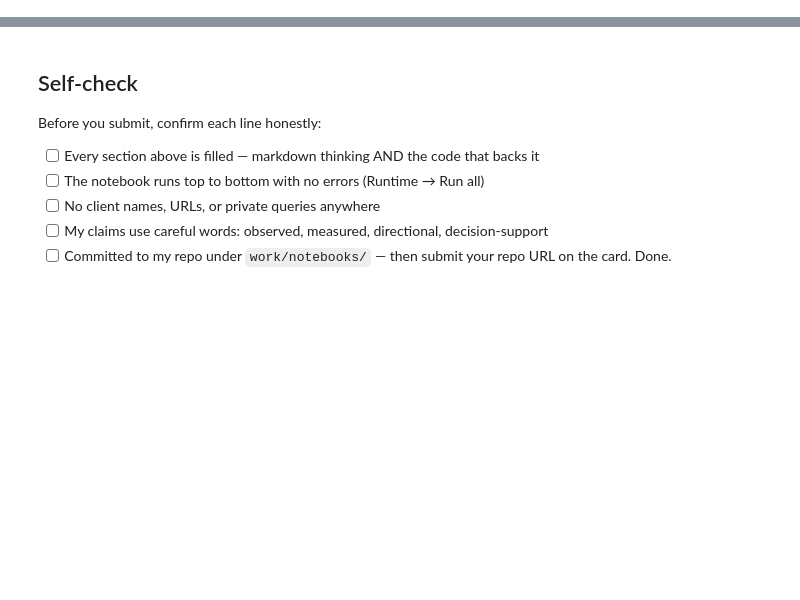
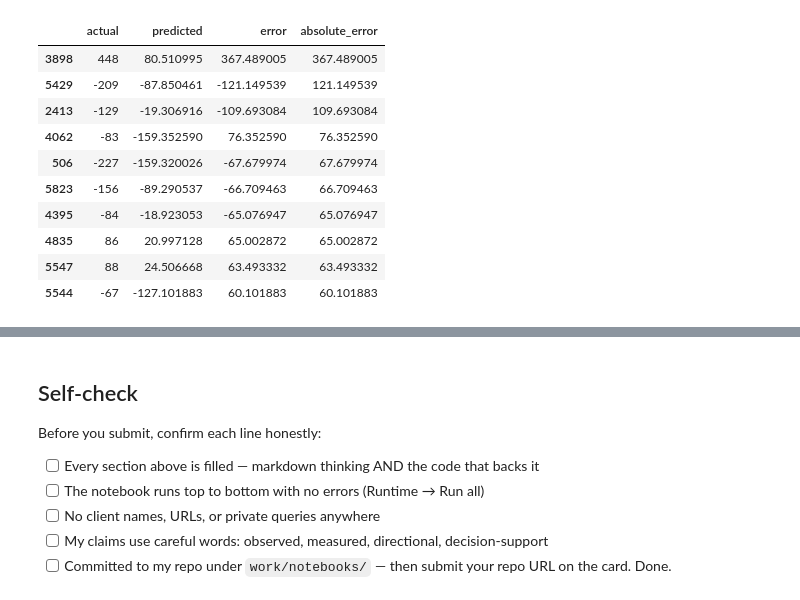
Before and after one commit to ektam9931/flyrank-ml-week1, a Jupyter notebook: work/notebooks/w05_model.ipynb, the cells around one changed output, grey strips where cells are left out. Drawn from its saved outputs; the diff is of its cells as text; code cells hidden in the pictures; blank space fills up the shorter version.

```diff
--- a/work/notebooks/w05_model.ipynb
+++ b/work/notebooks/w05_model.ipynb
@@ -36,0 +129,2 @@ This skeleton is yours to fill. Work the sections **in order** — each one has
+# %%
+df["click_change"] = df["clicks_last_30d"] - df["clicks_prev_30d"]
@@ -36,0 +304,14 @@ This skeleton is yours to fill. Work the sections **in order** — each one has
+# %%
+from sklearn.ensemble import RandomForestRegressor
+
+model = Pipeline([
+    ("preprocessor", preprocessor),
+    ("model", RandomForestRegressor(
+        n_estimators=200,
+        max_depth=12,
+        random_state=42,
+        n_jobs=-1
+    ))
+])
+
+model.fit(X_train, y_train)
@@ -36,0 +336,13 @@ This skeleton is yours to fill. Work the sections **in order** — each one has
+# %%
+from sklearn.metrics import mean_absolute_error, mean_squared_error, r2_score
+import numpy as np
+
+y_pred = model.predict(X_test)
+
+mae = mean_absolute_error(y_test, y_pred)
+rmse = np.sqrt(mean_squared_error(y_test, y_pred))
+r2 = r2_score(y_test, y_pred)
+
+print("Random Forest MAE:", mae)
+print("Random Forest RMSE:", rmse)
+print("Random Forest R²:", r2)
@@ -36,0 +384,25 @@ This skeleton is yours to fill. Work the sections **in order** — each one has
+# %%
+errors = pd.DataFrame({
+    "actual": y_test.values,
+    "predicted": y_pred
+})
+
+errors["error"] = errors["actual"] - errors["predicted"]
+errors["absolute_error"] = errors["error"].abs()
+
+errors.sort_values(
+    "absolute_error",
+    ascending=False
+).head(10)
+# %% [output]
+|  | actual | predicted | error | absolute_error |
+| 3898 | 448 | 80.510995 | 367.489005 | 367.489005 |
+| 5429 | -209 | -87.850461 | -121.149539 | 121.149539 |
+| 2413 | -129 | -19.306916 | -109.693084 | 109.693084 |
+| 4062 | -83 | -159.352590 | 76.352590 | 76.352590 |
+| 506 | -227 | -159.320026 | -67.679974 | 67.679974 |
+| 5823 | -156 | -89.290537 | -66.709463 | 66.709463 |
+| 4395 | -84 | -18.923053 | -65.076947 | 65.076947 |
+| 4835 | 86 | 20.997128 | 65.002872 | 65.002872 |
+| 5547 | 88 | 24.506668 | 63.493332 | 63.493332 |
+| 5544 | -67 | -127.101883 | 60.101883 | 60.101883 |
```
Also changed, not shown: parts of 47 cells of this notebook.
